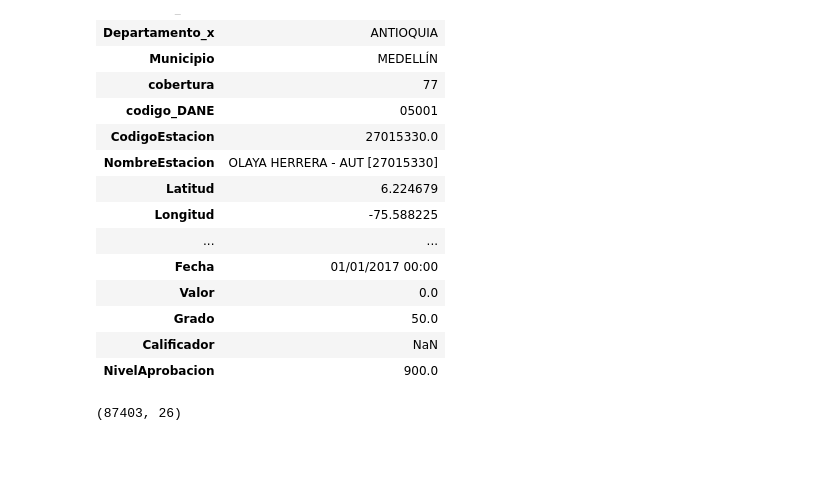
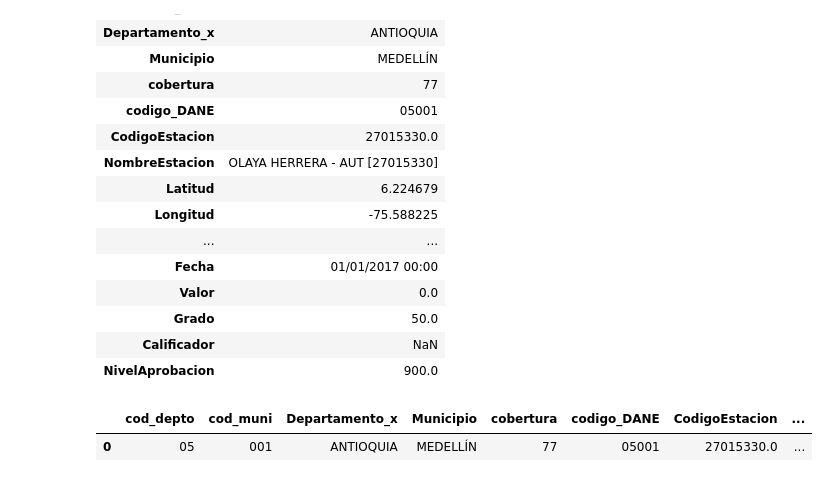
Before and after one commit to stijopa/Tesis, a Jupyter notebook: EDA_T_Sensores.ipynb, the cells around one changed output. Saved outputs shown, nothing was run; the diff lists cells and outputs as text; code cells hidden in the pictures; blank space fills up the shorter version.

```diff
--- a/EDA_T_Sensores.ipynb
+++ b/EDA_T_Sensores.ipynb
@@ -122,10 +112,10 @@ df_merge_DANE_SENSOR.head(1).T
 # %%
-Sensores_Unicos = df_merge_DANE_SENSOR.drop_duplicates(subset=['codigo_DANE', 'NombreEstacion','Fecha'])
-####Sensores_Unicos.head(1)
-#conteo = datos_relacionados['Nombre de la estación'].value_counts().reset_index()
-Sensores_Unicos.shape ##(87403, 26)
+Sensores_Unicos = df_merge_DANE_SENSOR.drop_duplicates(subset=['codigo_DANE'])##NombreEstacion
+
+Sensores_Unicos.head(1)
 # %% [output]
-(87403, 26)
+|  | cod_depto | cod_muni | Departamento_x | Municipio | cobertura | codigo_DANE | CodigoEstacion | ... |
+| 0 | 05 | 001 | ANTIOQUIA | MEDELLÍN | 77 | 05001 | 27015330.0 | ... |
 # %%
 # pd.set_option('display.max_rows', None)  # Mostrar todas las filas
 # pd.set_option('display.max_columns', None)  # Mostrar todas las columnas
```
Also changed, not shown: parts of 8 cells of this notebook.
